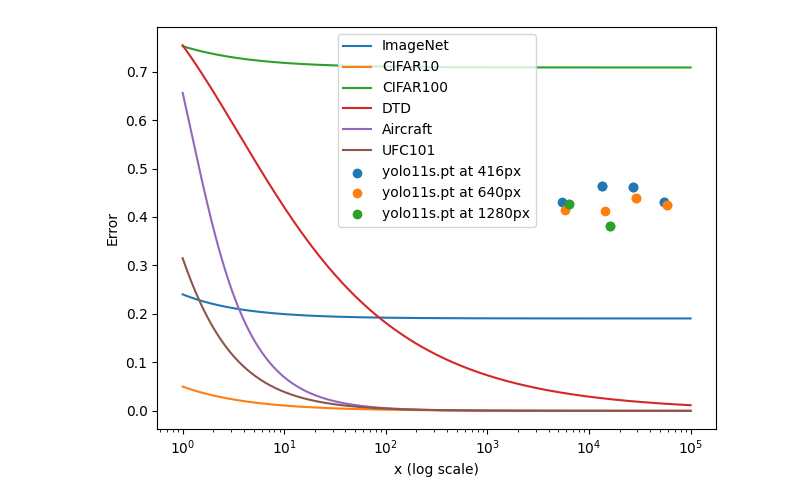
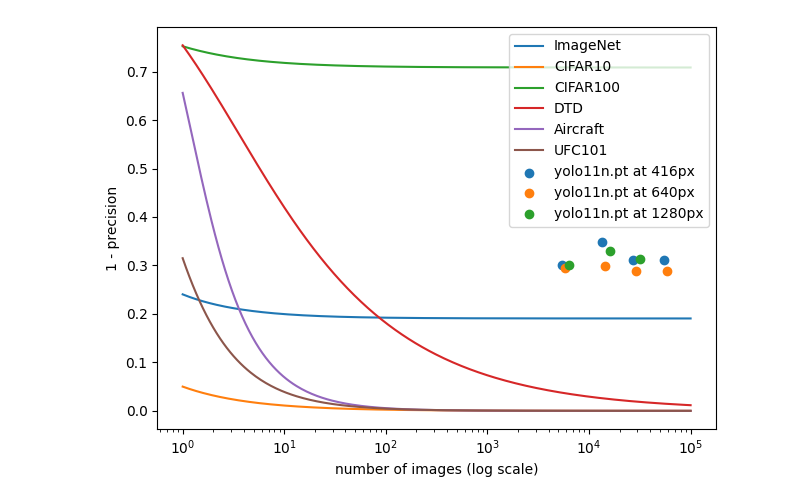
Before and after one commit to maximechansat/StatApp, a Jupyter notebook: scaling-laws/scaling_results/viz_rosenfeld.ipynb, the cells around one changed output. Cells and saved outputs as stored; diff of their text form; code cells hidden in the pictures.

Commit message:
Update visualization notebook

```diff
--- a/scaling-laws/scaling_results/viz_rosenfeld.ipynb
+++ b/scaling-laws/scaling_results/viz_rosenfeld.ipynb
@@ -2,9 +2,9 @@
 import pandas as pd
 import matplotlib.pyplot as plt
 
-model_variant = "yolo11s.pt"
+model_variant = "yolo11n.pt"
 IMG_COUNT = 8977
-score = "recall"
+score = "precision"
 resolutions = np.array([416, 640, 1280])
 training_results = pd.read_csv("results.csv")
 untrained_results = pd.read_csv("results_no_train.csv")
@@ -63,34 +24,34 @@ b = rosenfeld_estimates["b"].to_numpy()
 beta = rosenfeld_estimates["beta"].to_numpy()
 c_inf = rosenfeld_estimates["c_inf"].to_numpy()
 eta = rosenfeld_estimates["eta"].to_numpy()
 model_size = model_sizes.loc[model_variant].to_numpy()[0]
 
 # Define x range (log-spaced)
 x = np.logspace(0, 5, 300)[:, None]
 # Alpha values
 predicted_errors = envelope(x,
    alpha,
    b,
        model_size,
     beta,
      c_inf,
       0.99,
        eta)
 
 for k in range(alpha.shape[0]):
    plt.plot(x[:, 0], predicted_errors[:,k], label=f"{rosenfeld_estimates["dataset"][k]}")
 
 for resolution in resolutions:
    mask = (training_results["model_variant"] == model_variant) & (training_results["resolution"] == resolution)
    subset = training_results[mask]
-   n = subset["dataset_fraction"] * IMG_COUNT
+   n = subset["dataset_fraction"] * IMG_COUNT * np.log(resolution)
    plt.scatter(n, 1 - subset[score], label=f"{model_variant} at {resolution}px")
 
 plt.xscale("log")
-plt.xlabel("x (log scale)")
-plt.ylabel("Error")
+plt.xlabel("number of images (log scale)")
+plt.ylabel(f"1 - {score}")
 plt.legend()
 plt.tight_layout()
 plt.show()
 # %% [output]
-[figure, old version]
+[figure, new version]
```
Also changed, not shown: parts of 1 cell of this notebook.
